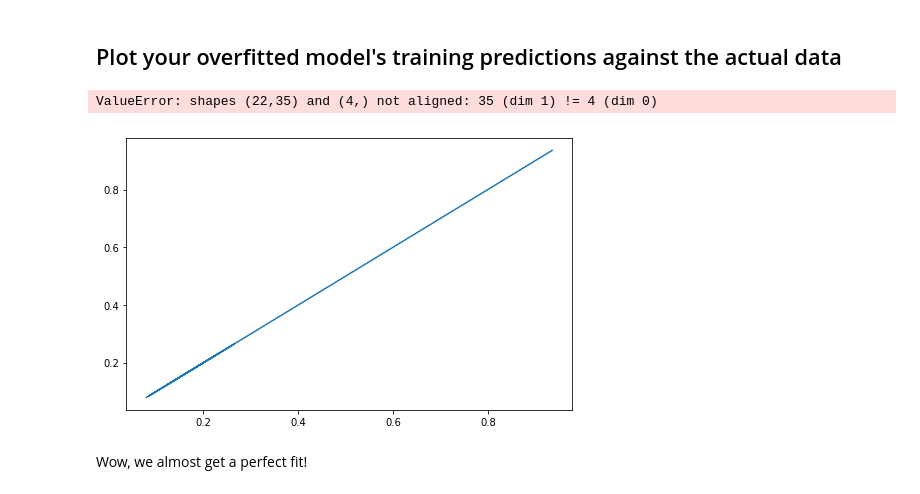
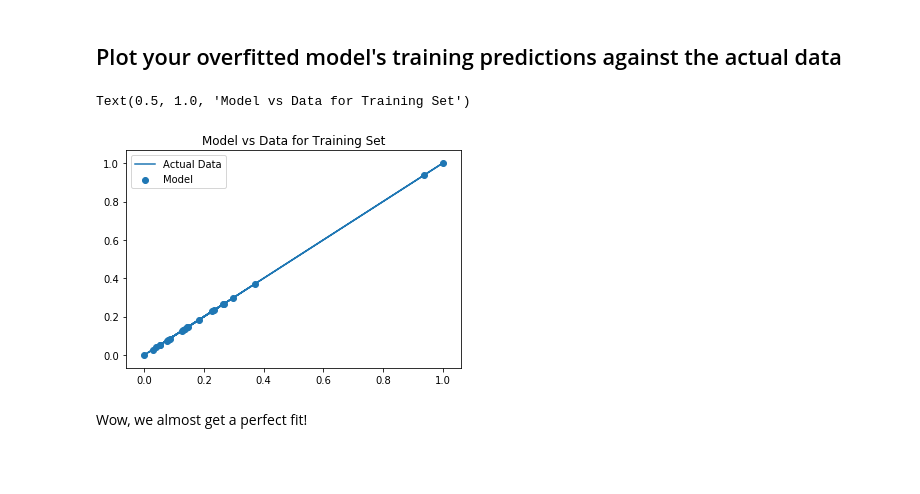
Before and after one commit to maks-p/dsc-2-24-08-bias-variance-trade-off-lab-nyc-ds-career-031119, a Jupyter notebook: index.ipynb, the cells around one changed output. Saved outputs shown, nothing was run; the diff lists cells and outputs as text; code cells hidden in the pictures; blank space fills up the shorter version.

```diff
--- a/index.ipynb
+++ b/index.ipynb
@@ -158,14 +158,14 @@ X_test_poly = poly.fit_transform(test_X)
 # %%
 # your code here
 linreg = LinearRegression()
 linreg.fit(X_train_poly, train_y)
-plt.plot(trai, y_train, label='Actual Data')
-plt.scatter(y_train, linreg.predict(X_train_poly), label='Model')
+plt.plot(train_y, train_y, label='Actual Data')
+plt.scatter(train_y, linreg.predict(X_train_poly), label='Model')
 plt.legend()
 plt.title('Model vs Data for Training Set')
 # %% [output]
-ValueError: shapes (22,35) and (4,) not aligned: 35 (dim 1) != 4 (dim 0)
+Text(0.5, 1.0, 'Model vs Data for Training Set')
-[figure, old version]
+[figure, new version]
 # %% [markdown]
 Wow, we almost get a perfect fit!
 # %% [markdown]
```
